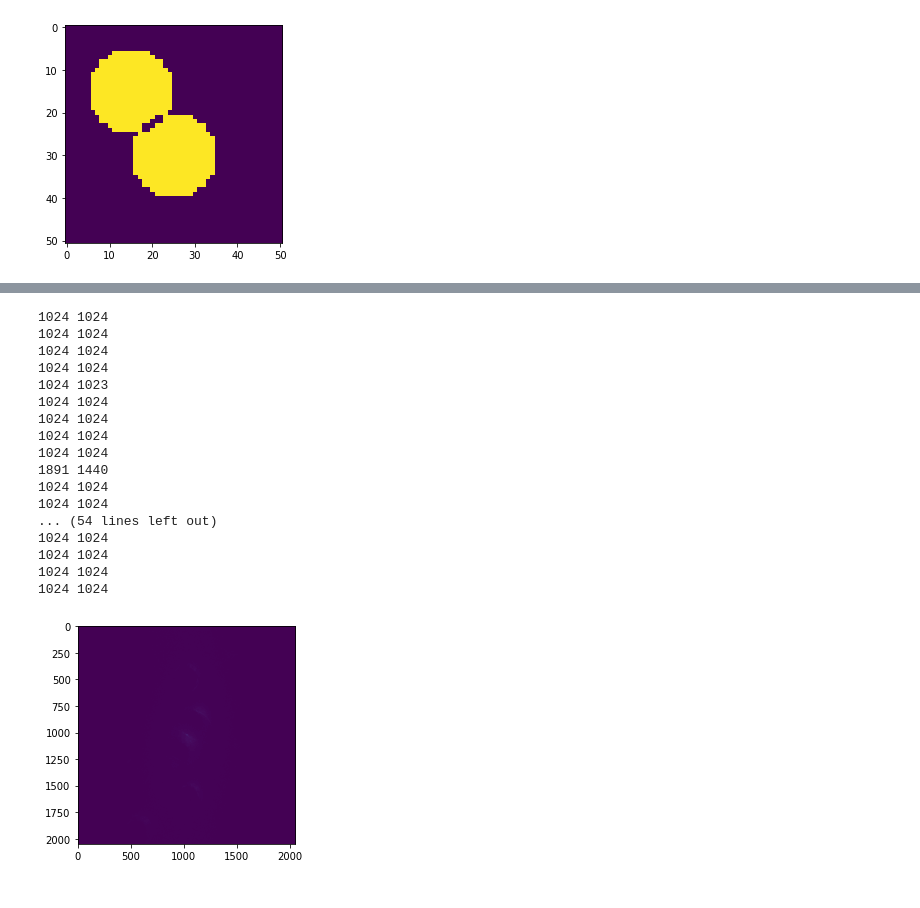
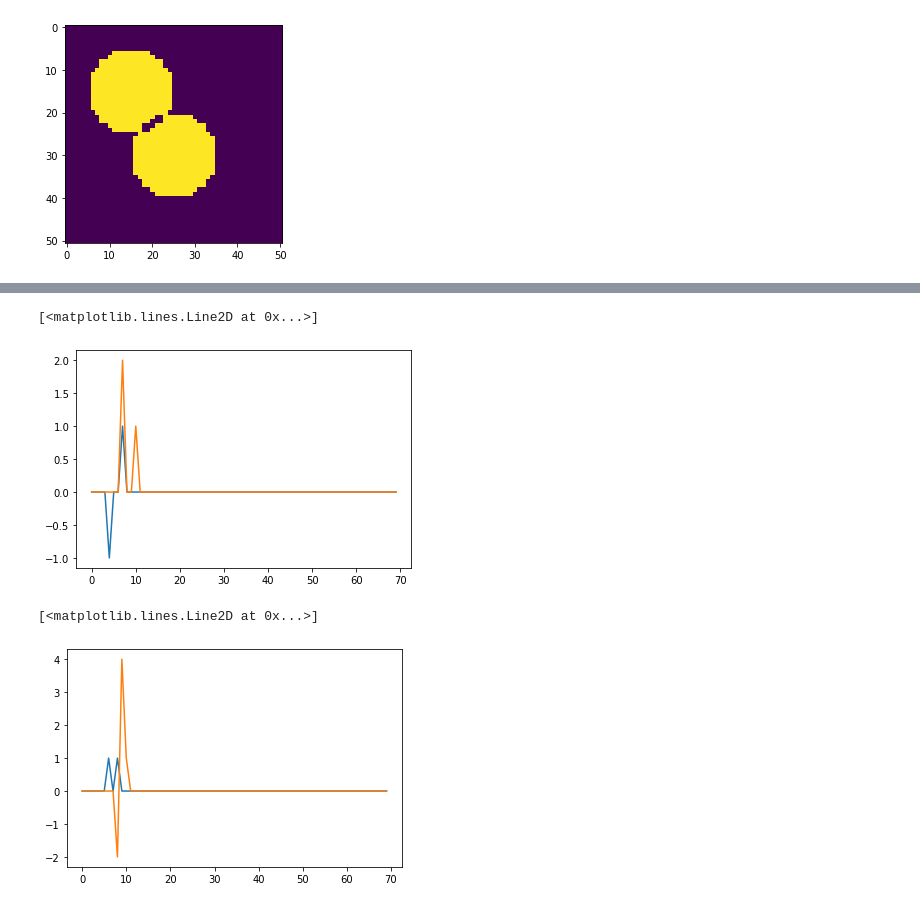
Before and after one commit to SangersJeroen/Bachelor-Thesis-Code, a Jupyter notebook: warpcorrection_alternate.ipynb, the cells around one changed output, grey strips where cells are left out. Drawn from its saved outputs; the diff is of its cells as text; code cells hidden in the pictures.

Commit message:
stack correction implemented

```diff
--- a/warpcorrection_alternate.ipynb
+++ b/warpcorrection_alternate.ipynb
@@ -88,4 +78,0 @@ plt.imshow( develop(eft_stack[7] ) )
-# %%
-for i in range(0,eft_stack.shape[0]-1):
-    drift = get_drift(develop(eft_stack[0]),develop(eft_stack[i]))
-    print(drift)
@@ -143,9 +112,9 @@ def drift(img0, img1):
     cross_power_spectrum = (img0_ftm * img1_ftm.conj()) / np.abs(img0_ftm * img1_ftm.conj())
     r = np.abs( sfft.ifft2( cross_power_spectrum ) )
     r = sfft.fftshift( r )
-    plt.imshow(r)
 
     [py,px] = np.argwhere(r==r.max())[0]
-    return [py,px]
+    [ydrift,xdrift] = [py-img0.shape[1]/2, px-img0.shape[0]/2]
+    return [ydrift,xdrift]
 # %%
 [x,y] = drift(test_image0, test_image1)
@@ -156,23 +124,30 @@ print(x,y)
 # %%
+x_corr = np.asarray([])
+y_corr = np.asarray([])
+
 for i in range(0,eft_stack.shape[0]-1):
-    [x,y] = drift(eft_stack[0],eft_stack[i+1])
-    print(x,y)
+    [y,x] = drift(eft_stack[i],eft_stack[i+1])
+    x_corr = np.append(x_corr, x)
+    y_corr = np.append(y_corr, y)
+
+
+plt.plot(x_corr)
+plt.plot(y_corr)
 # %% [output]
-1024 1024
-1024 1024
-1024 1024
-1024 1024
-1024 1023
-1024 1024
-1024 1024
-1024 1024
-1024 1024
-1891 1440
-1024 1024
-1024 1024
-... (54 lines left out)
-1024 1024
-1024 1024
-1024 1024
-1024 1024
+[<matplotlib.lines.Line2D at 0x...>]
-[figure, old version]
+[figure, new version]
+# %%
+x_corr_dev = np.asarray([])
+y_corr_dev = np.asarray([])
+
+for i in range(0,eft_stack.shape[0]-1):
+    [y,x] = drift(develop(eft_stack[i]),develop(eft_stack[i+1]))
+    x_corr_dev = np.append(x_corr_dev, x)
+    y_corr_dev = np.append(y_corr_dev, y)
+
+
+plt.plot(x_corr_dev)
+plt.plot(y_corr_dev)
+# %% [output]
+[<matplotlib.lines.Line2D at 0x...>]
+[figure, added]
```
Also changed, not shown: parts of 18 cells of this notebook, 5 other files.
